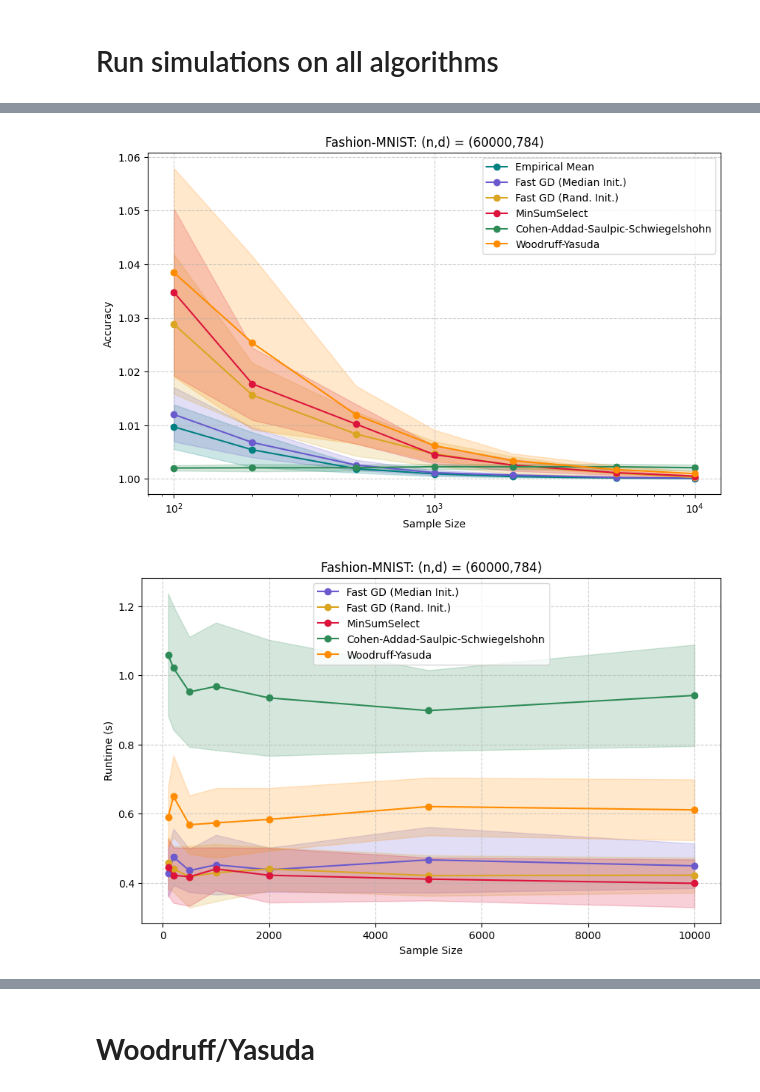
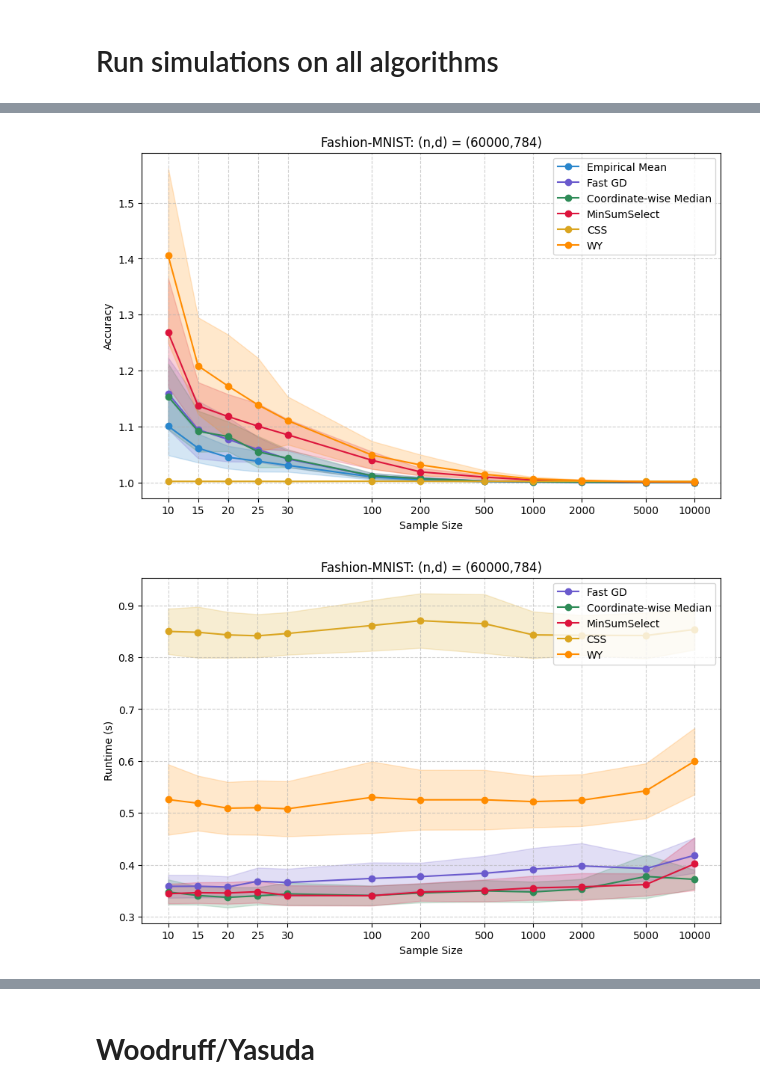
Before and after one commit to anonymous-conf-123/submission, a Jupyter notebook: sublinear_mean.ipynb, the cells around one changed output, grey strips where cells are left out. Drawn from its saved outputs; the diff is of its cells as text; code cells hidden in the pictures.

```diff
--- a/sublinear_mean.ipynb
+++ b/sublinear_mean.ipynb
@@ -282,6 +288,21 @@ def fastgd_accs_runtimes(sample_size, train_ds, OPT, init, reps=50):
       runtimes.append(time.time() - start_time)
       accuracies.append(loss/OPT)
     return accuracies, runtimes
+
+def coordmed_accs_runtimes(sample_size, train_ds, OPT, init, reps=50):
+    n, d = train_ds.shape
+    accuracies = []
+    runtimes = []
+    for _ in range(reps):
+      start_time = time.time()
+      P, rand_initial_guess = compute_empirical_means(train_ds, sample_size)
+      c = np.median(P, axis=0)
+      loss = np.sum(np.linalg.norm(train_ds - c, axis=1)**2)
+      if np.isnan(loss):
+          break
+      runtimes.append(time.time() - start_time)
+      accuracies.append(loss/OPT)
+    return accuracies, runtimes
 # %% [markdown]
 ## MinSumSelect
 # %%
@@ -429,7 +450,7 @@ def wy_accs_runtimes(sample_size, train_ds, OPT, reps=50):
 for dataset_name, train_ds in datasets.items():
   # if dataset_name == 'MovieLens':
     n, d = train_ds.shape
-    sample_sizes = [100, 200, 500, 1000, 2000, 5000, 10000]
+    sample_sizes = [10, 15, 20, 25, 30, 100, 200, 500, 1000, 2000, 5000, 10000]
 
     x_min = np.mean(train_ds, axis=0)
     OPT = np.sum(np.linalg.norm(train_ds - x_min, axis=1)**2)
@@ -437,10 +458,12 @@ for dataset_name, train_ds in datasets.items():
     empmean_accuracies = []
     fastgd_accuracies = []
     fastgd_runtimes = []
+    coordmed_accuracies = []
+    coordmed_runtimes = []
     minsum_accuracies = []
     minsum_runtimes = []
-    fastgd_rand_accuracies = []
-    fastgd_rand_runtimes = []
+    # fastgd_rand_accuracies = []
+    # fastgd_rand_runtimes = []
     wy_accuracies = []
     wy_runtimes = []
     css_accuracies = []
@@ -452,9 +475,12 @@ for dataset_name, train_ds in datasets.items():
       fastgd_accuracies_sample, fastgd_runtimes_sample = fastgd_accs_runtimes(sample_size, train_ds, OPT, init='median')
       fastgd_accuracies.append(fastgd_accuracies_sample)
       fastgd_runtimes.append(fastgd_runtimes_sample)
-      fastgd_rand_accuracies_sample, fastgd_rand_runtimes_sample = fastgd_accs_runtimes(sample_size, train_ds, OPT, init='rand')
-      fastgd_rand_accuracies.append(fastgd_rand_accuracies_sample)
-      fastgd_rand_runtimes.append(fastgd_rand_runtimes_sample)
+      coordmed_accuracies_sample, coordmed_runtimes_sample = coordmed_accs_runtimes(sample_size, train_ds, OPT, init='median')
+      coordmed_accuracies.append(coordmed_accuracies_sample)
+      coordmed_runtimes.append(coordmed_runtimes_sample)
+      # fastgd_rand_accuracies_sample, fastgd_rand_runtimes_sample = fastgd_accs_runtimes(sample_size, train_ds, OPT, init='rand')
+      # fastgd_rand_accuracies.append(fastgd_rand_accuracies_sample)
+      # fastgd_rand_runtimes.append(fastgd_rand_runtimes_sample)
       minsum_accuracies_sample, minsum_runtimes_sample = minsum_accs_runtimes(sample_size, train_ds, OPT)
       minsum_accuracies.append(minsum_accuracies_sample)
       minsum_runtimes.append(minsum_runtimes_sample)
@@ -466,12 +492,12 @@ for dataset_name, train_ds in datasets.items():
       css_runtimes.append(css_runtimes_sample)
 
     # Various algorithms
-    experiments_accuracies = [empmean_accuracies, fastgd_accuracies, fastgd_rand_accuracies, minsum_accuracies, css_accuracies, wy_accuracies]
-    experiments_runtimes = [fastgd_runtimes, fastgd_rand_runtimes, minsum_runtimes, css_runtimes, wy_runtimes]
+    experiments_accuracies = [empmean_accuracies, fastgd_accuracies, coordmed_accuracies, minsum_accuracies, css_accuracies, wy_accuracies]
+    experiments_runtimes = [fastgd_runtimes, coordmed_runtimes, minsum_runtimes, css_runtimes, wy_runtimes]
 
     # Colors and labels for each set (in accuracies)
-    colors_acc = ['#008080', '#6A5ACD', '#DAA520', '#DC143C', '#2E8B57', '#FF8C00']
-    labels_acc = ['Empirical Mean', 'Fast GD (Median Init.)', 'Fast GD (Rand. Init.)', 'MinSumSelect', 'Cohen-Addad-Saulpic-Schwiegelshohn', 'Woodruff-Yasuda']
+    colors_acc = ['#2986CC', '#6A5ACD', '#2E8B57', '#DC143C', '#DAA520', '#FF8C00']
+    labels_acc = ['Empirical Mean', 'Fast GD', 'Coordinate-wise Median', 'MinSumSelect', 'CSS', 'WY']
 
     # Plot each set of experiments for accuracies
     plt.figure(figsize=(10, 6))
@@ -494,17 +520,18 @@ for dataset_name, train_ds in datasets.items():
         )
 
     # Customize the plot
-    plt.xscale('log')
+    plt.xscale('symlog', linthresh=30)
     plt.xlabel('Sample Size')
     plt.ylabel('Accuracy')
     plt.title(dataset_name + ": (n,d) = (" + str(n) + "," + str(d) + ")")
     plt.grid(True, linestyle='--', alpha=0.6)
-    plt.legend()
+    plt.legend(loc='upper right')
+    plt.xticks(sample_sizes, sample_sizes)
     plt.show()
 
     # Colors and labels for each set (in runtimes)
-    colors_run = ['#6A5ACD', '#DAA520', '#DC143C', '#2E8B57', '#FF8C00']
-    labels_run = ['Fast GD (Median Init.)', 'Fast GD (Rand. Init.)', 'MinSumSelect', 'Cohen-Addad-Saulpic-Schwiegelshohn', 'Woodruff-Yasuda']
+    colors_run = ['#6A5ACD', '#2E8B57', '#DC143C', '#DAA520', '#FF8C00']
+    labels_run = ['Fast GD', 'Coordinate-wise Median', 'MinSumSelect', 'CSS', 'WY']
 
     # Plot each set of experiments for runtimes
     plt.figure(figsize=(10, 6))
@@ -527,10 +554,12 @@ for dataset_name, train_ds in datasets.items():
         )
 
     # Customize the plot
+    plt.xscale('symlog', linthresh=30)
     plt.xlabel('Sample Size')
     plt.ylabel('Runtime (s)')
     plt.title(dataset_name + ": (n,d) = (" + str(n) + "," + str(d) + ")")
     plt.grid(True, linestyle='--', alpha=0.6)
-    plt.legend()
+    plt.legend(loc='upper right')
+    plt.xticks(sample_sizes, sample_sizes)
     plt.show()
 # %% [output]
@@ -539,2 +568,2 @@ for dataset_name, train_ds in datasets.items():
-[figure, old version]
+[figure, new version]
-[figure, old version]
+[figure, new version]
```
Also changed, not shown: parts of 2 cells of this notebook.
